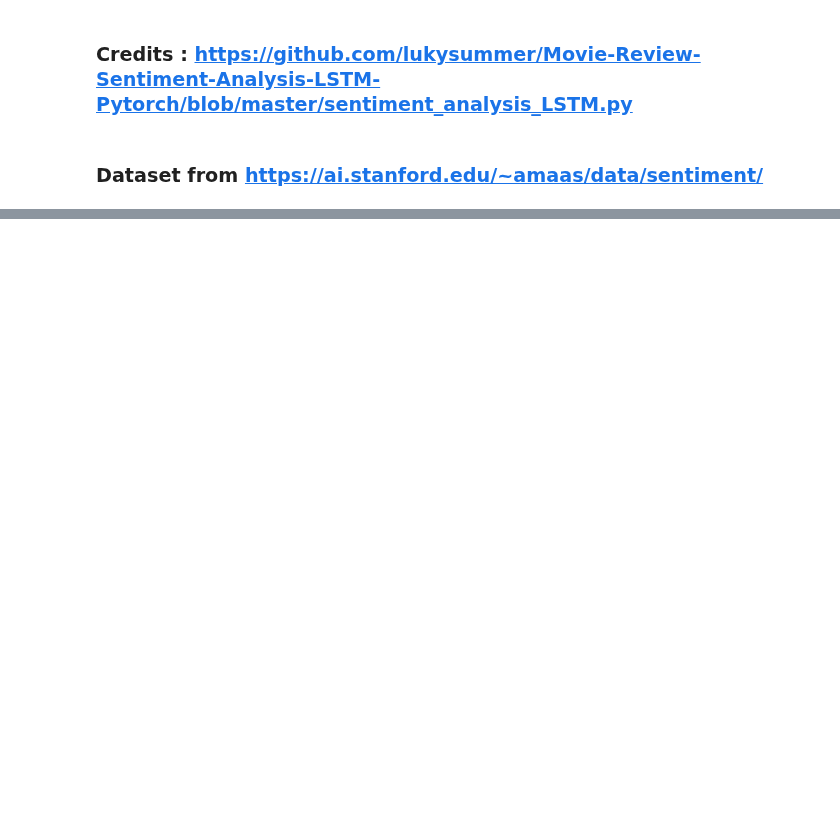
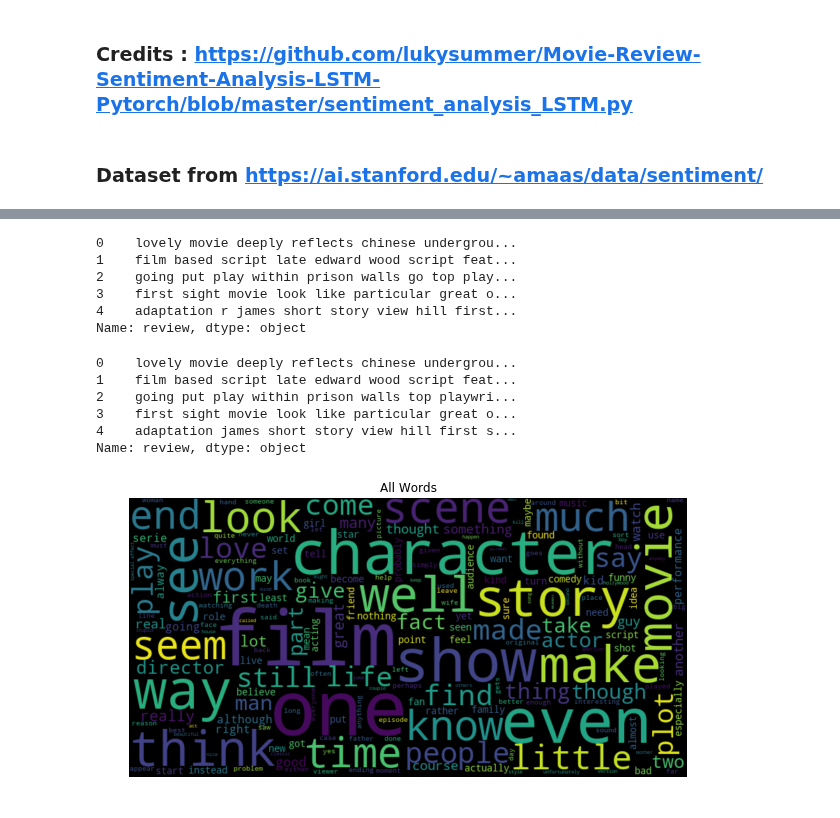
Before and after one commit to amitupreti/sentiment-analysis-with-pytorch-using-deep-learning, a Jupyter notebook: Movie Sentiment Analysis using Deep Learning in pytorch.ipynb, the cells around one changed output, grey strips where cells are left out. Drawn from its saved outputs; the diff is of its cells as text; code cells hidden in the pictures; blank space fills up the shorter version.

```diff
--- a/Movie Sentiment Analysis using Deep Learning in pytorch.ipynb
+++ b/Movie Sentiment Analysis using Deep Learning in pytorch.ipynb
@@ -25,0 +41,25 @@ ImportError: Missing optional dependency 'xlrd'. Install xlrd >= 1.0.0 for Excel
+# %%
+# removing all words stopwords. We will use the nltk library list of stop words
+
+review_data['review'] = review_data['review'].apply(lambda x:' '.join([word for word in str(x).split() if word not in stopwords_english ]))
+review_data['review'].head()
+# %% [output]
+0    lovely movie deeply reflects chinese undergrou...
+1    film based script late edward wood script feat...
+2    going put play within prison walls go top play...
+3    first sight movie look like particular great o...
+4    adaptation r james short story view hill first...
+Name: review, dtype: object
+# %%
+#removing the words with length less than or equal to 2
+review_data['review'] = review_data['review'].apply(lambda x:' '.join([word for word in str(x).split() if len(word)>2 ]))
+# %%
+review_data['review'].head()
+# data looks good now
+# %% [output]
+0    lovely movie deeply reflects chinese undergrou...
+1    film based script late edward wood script feat...
+2    going put play within prison walls top playwri...
+3    first sight movie look like particular great o...
+4    adaptation james short story view hill first s...
+Name: review, dtype: object
@@ -25,0 +69,19 @@ ImportError: Missing optional dependency 'xlrd'. Install xlrd >= 1.0.0 for Excel
+# %%
+all_words = ' '.join(review_data['review'].tolist())
+negative_words = ' '.join(review_data['review'][review_data['label']==0].tolist())
+positive_words = ' '.join(review_data['review'][review_data['label']==1].tolist())
+# %%
+#defining a function that will generate word cloud for us
+
+def generate_wordcloud(text,title):
+    wc = WordCloud(width=800, height=400, max_font_size=110)
+    wc.generate(text)
+    plt.figure(figsize=(10, 7))
+    plt.imshow(wc, interpolation='bilinear')
+    plt.title(title)
+    plt.axis("off")
+    plt.show()
+# %%
+generate_wordcloud(all_words,'All Words')
+# %% [output]
+[figure, added]
```
Also changed, not shown: parts of 27 cells of this notebook, 1 other file.
